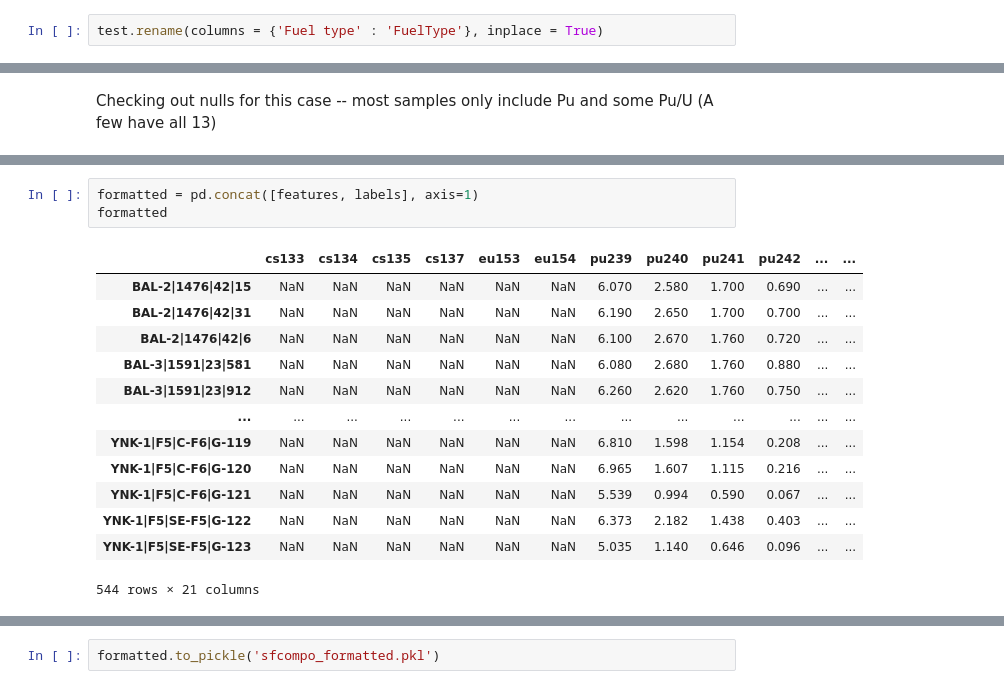
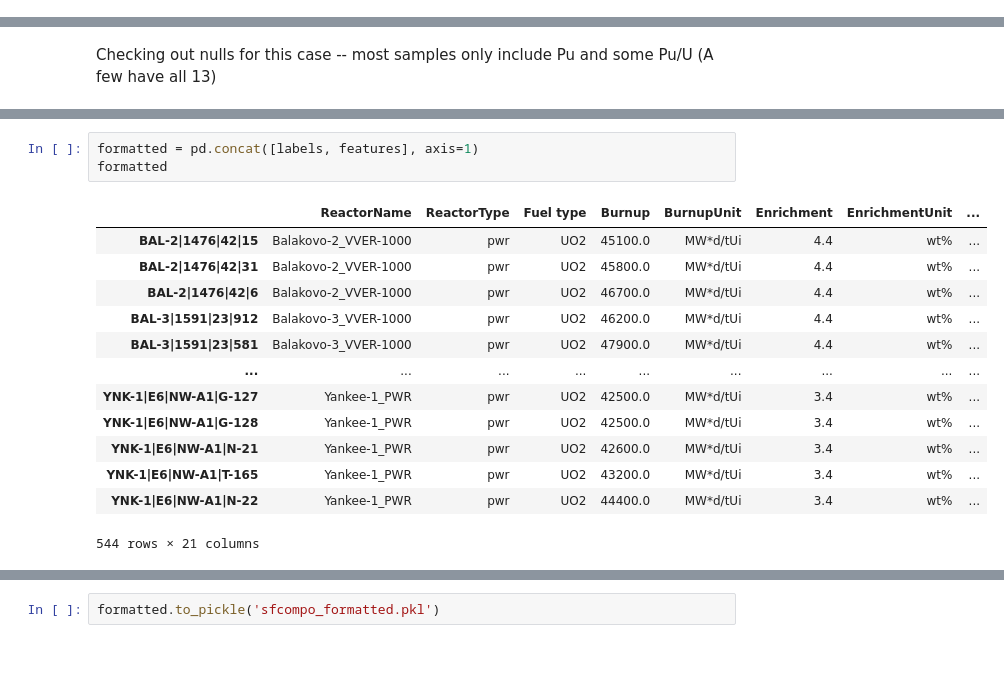
Before and after one commit to opotowsky/sfcompo, a Jupyter notebook: format_clean/format_clean.ipynb, the cells around one changed output, grey strips where cells are left out. Cells and saved outputs as stored; diff of their text form; blank space fills up the shorter version.

Commit message:
for now, have the .pkl with columns matching training ORIGEN db exactly to speed along development in the mll-calc script

```diff
--- a/format_clean/format_clean.ipynb
+++ b/format_clean/format_clean.ipynb
@@ -83,8 +83,6 @@ Name: ReactorName, Length: 9944, dtype: object
 # %%
 rtypes = {'PWR' : 'pwr', 'BWR' : 'bwr', 'CANDU' : 'phwr', 'VVER-1000' : 'pwr', 'VVER-440' : 'pwr'}
 test.ReactorType.replace(rtypes, inplace=True)
-# %%
-test.rename(columns = {'Fuel type' : 'FuelType'}, inplace = True)
 # %% [markdown]
 ### B. Changes to Burnup Units
 # %%
@@ -213,17 +209,17 @@ Checking out nulls for this case -- most samples only include Pu and some Pu/U (
 # %%
-formatted = pd.concat([features, labels], axis=1)
+formatted = pd.concat([labels, features], axis=1)
 formatted
 # %% [output]
-|  | cs133 | cs134 | cs135 | cs137 | eu153 | eu154 | pu239 | pu240 | pu241 | pu242 | ... | ... |
-| BAL-2|1476|42|15 | NaN | NaN | NaN | NaN | NaN | NaN | 6.070 | 2.580 | 1.700 | 0.690 | ... | ... |
-| BAL-2|1476|42|31 | NaN | NaN | NaN | NaN | NaN | NaN | 6.190 | 2.650 | 1.700 | 0.700 | ... | ... |
-| BAL-2|1476|42|6 | NaN | NaN | NaN | NaN | NaN | NaN | 6.100 | 2.670 | 1.760 | 0.720 | ... | ... |
-| BAL-3|1591|23|581 | NaN | NaN | NaN | NaN | NaN | NaN | 6.080 | 2.680 | 1.760 | 0.880 | ... | ... |
-| BAL-3|1591|23|912 | NaN | NaN | NaN | NaN | NaN | NaN | 6.260 | 2.620 | 1.760 | 0.750 | ... | ... |
-| ... | ... | ... | ... | ... | ... | ... | ... | ... | ... | ... | ... | ... |
-| YNK-1|F5|C-F6|G-119 | NaN | NaN | NaN | NaN | NaN | NaN | 6.810 | 1.598 | 1.154 | 0.208 | ... | ... |
-| YNK-1|F5|C-F6|G-120 | NaN | NaN | NaN | NaN | NaN | NaN | 6.965 | 1.607 | 1.115 | 0.216 | ... | ... |
-| YNK-1|F5|C-F6|G-121 | NaN | NaN | NaN | NaN | NaN | NaN | 5.539 | 0.994 | 0.590 | 0.067 | ... | ... |
-| YNK-1|F5|SE-F5|G-122 | NaN | NaN | NaN | NaN | NaN | NaN | 6.373 | 2.182 | 1.438 | 0.403 | ... | ... |
-| YNK-1|F5|SE-F5|G-123 | NaN | NaN | NaN | NaN | NaN | NaN | 5.035 | 1.140 | 0.646 | 0.096 | ... | ... |
+|  | ReactorName | ReactorType | Fuel type | Burnup | BurnupUnit | Enrichment | EnrichmentUnit | ... |
+| BAL-2|1476|42|15 | Balakovo-2_VVER-1000 | pwr | UO2 | 45100.0 | MW*d/tUi | 4.4 | wt% | ... |
+| BAL-2|1476|42|31 | Balakovo-2_VVER-1000 | pwr | UO2 | 45800.0 | MW*d/tUi | 4.4 | wt% | ... |
+| BAL-2|1476|42|6 | Balakovo-2_VVER-1000 | pwr | UO2 | 46700.0 | MW*d/tUi | 4.4 | wt% | ... |
+| BAL-3|1591|23|912 | Balakovo-3_VVER-1000 | pwr | UO2 | 46200.0 | MW*d/tUi | 4.4 | wt% | ... |
+| BAL-3|1591|23|581 | Balakovo-3_VVER-1000 | pwr | UO2 | 47900.0 | MW*d/tUi | 4.4 | wt% | ... |
+| ... | ... | ... | ... | ... | ... | ... | ... | ... |
+| YNK-1|E6|NW-A1|G-127 | Yankee-1_PWR | pwr | UO2 | 42500.0 | MW*d/tUi | 3.4 | wt% | ... |
+| YNK-1|E6|NW-A1|G-128 | Yankee-1_PWR | pwr | UO2 | 42500.0 | MW*d/tUi | 3.4 | wt% | ... |
+| YNK-1|E6|NW-A1|N-21 | Yankee-1_PWR | pwr | UO2 | 42600.0 | MW*d/tUi | 3.4 | wt% | ... |
+| YNK-1|E6|NW-A1|T-165 | Yankee-1_PWR | pwr | UO2 | 43200.0 | MW*d/tUi | 3.4 | wt% | ... |
+| YNK-1|E6|NW-A1|N-22 | Yankee-1_PWR | pwr | UO2 | 44400.0 | MW*d/tUi | 3.4 | wt% | ... |
 544 rows × 21 columns
```
Also changed, not shown: parts of 6 cells of this notebook, 1 other file.
